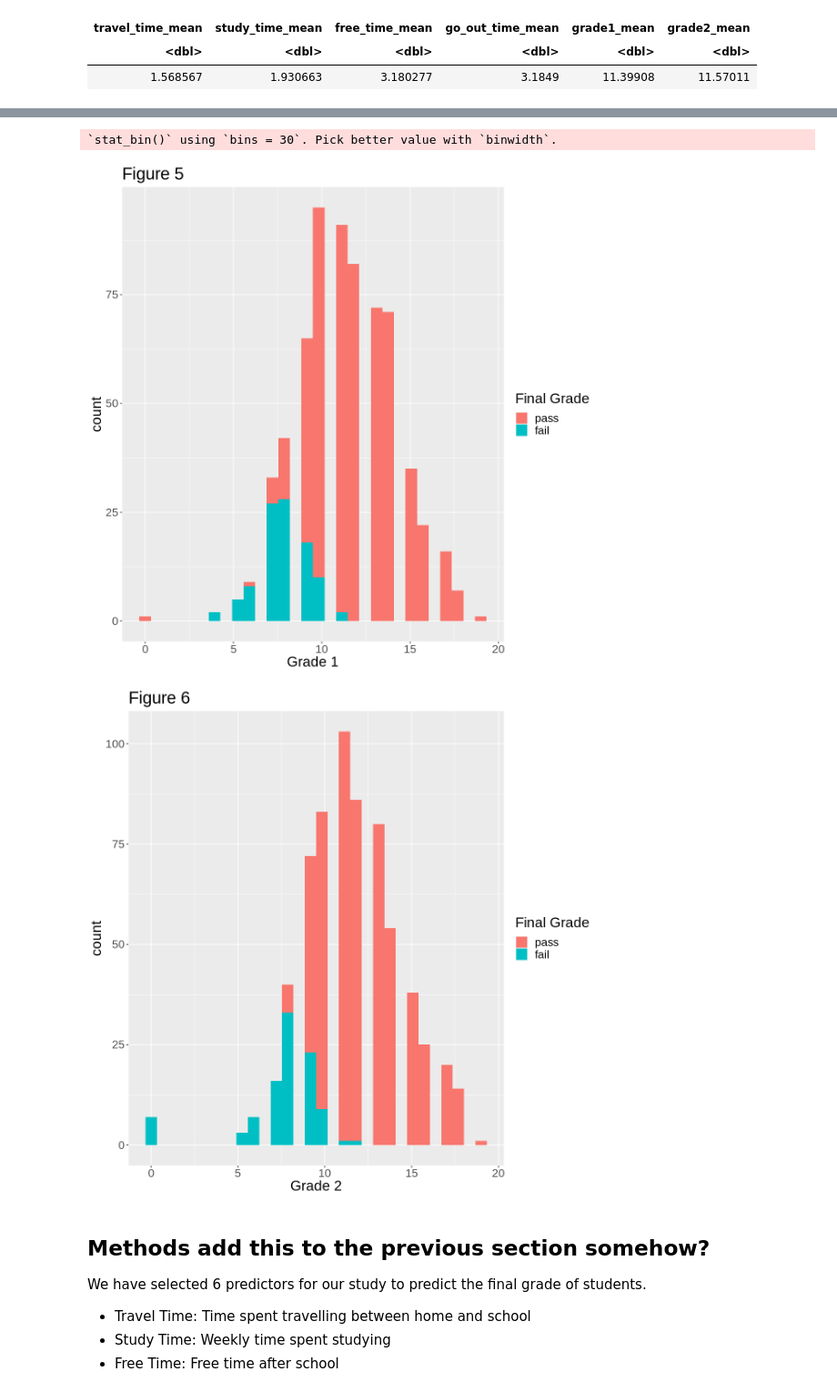
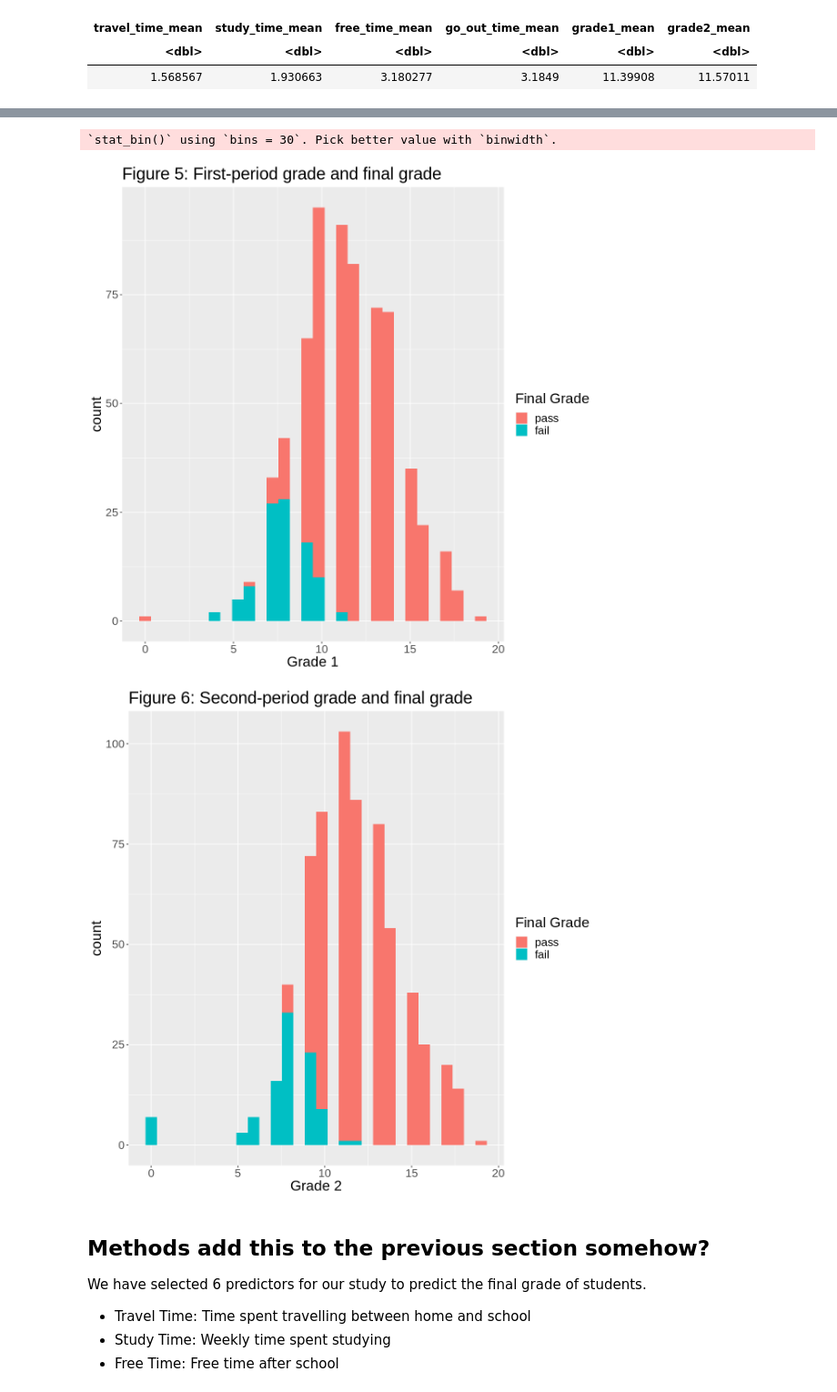
Before and after one commit to gpark8910/DSCI100_project, a Jupyter notebook: project_data.ipynb, the cells around one changed output, grey strips where cells are left out. Shown at 91% size. Saved outputs shown, nothing was run; the diff lists cells and outputs as text; code cells hidden in the pictures.

Commit message:
added new titles to figures 1-6

```diff
--- a/project_data.ipynb
+++ b/project_data.ipynb
@@ -106,7 +124,7 @@ travel_time_distribution <- mutated_data %>%
    geom_histogram(bins=30) +
    labs(x = "Travel Time", fill = "Final Grade") +
    theme(text = element_text(size = 20))  +
-   ggtitle("Figure 1")
+   ggtitle("Figure 1: Travel time and final grade")
 
 travel_time_distribution
 
@@ -115,7 +133,7 @@ study_time_distribution <- mutated_data %>%
    geom_histogram() +
    labs(x = "Study Time", fill = "Final Grade") +
    theme(text = element_text(size = 20)) +
-   ggtitle("Figure 2")
+   ggtitle("Figure 2: Study time and final grade")
 
 study_time_distribution
 
@@ -124,7 +142,7 @@ free_time_distribution <- mutated_data %>%
    geom_histogram() +
    labs(x = "Free Time", fill = "Final Grade") +
    theme(text = element_text(size = 20)) +
-   ggtitle("Figure 3")
+   ggtitle("Figure 3: Free time and final grade")
 
 free_time_distribution
 
@@ -133,7 +151,7 @@ goout_time_distribution <- mutated_data %>%
    geom_histogram() +
    labs(x = "Going Out", fill = "Final Grade") +
    theme(text = element_text(size = 20)) +
-   ggtitle("Figure 4")
+   ggtitle("Figure 4: Go out time and final grade")
 
 goout_time_distribution
 
@@ -142,7 +160,7 @@ grade_1_distribution <- mutated_data %>%
    geom_histogram() +
    labs(x = "Grade 1", fill = "Final Grade") +
    theme(text = element_text(size = 20)) +
-   ggtitle("Figure 5")
+   ggtitle("Figure 5: First-period grade and final grade")
 
 grade_1_distribution
 
@@ -151,7 +169,7 @@ grade_2_distribution <- mutated_data %>%
    geom_histogram() +
    labs(x = "Grade 2", fill = "Final Grade") +
    theme(text = element_text(size = 20)) +
-   ggtitle("Figure 6")
+   ggtitle("Figure 6: Second-period grade and final grade")
 
 grade_2_distribution
 # %% [output]
@@ -166,6 +184,6 @@ grade_2_distribution
 `stat_bin()` using `bins = 30`. Pick better value with `binwidth`.
-[figure, old version]
+[figure, new version]
-[figure, old version]
+[figure, new version]
 # %% [markdown]
 ## Methods add this to the previous section somehow?
 
```
Also changed, not shown: parts of 2 cells of this notebook.
